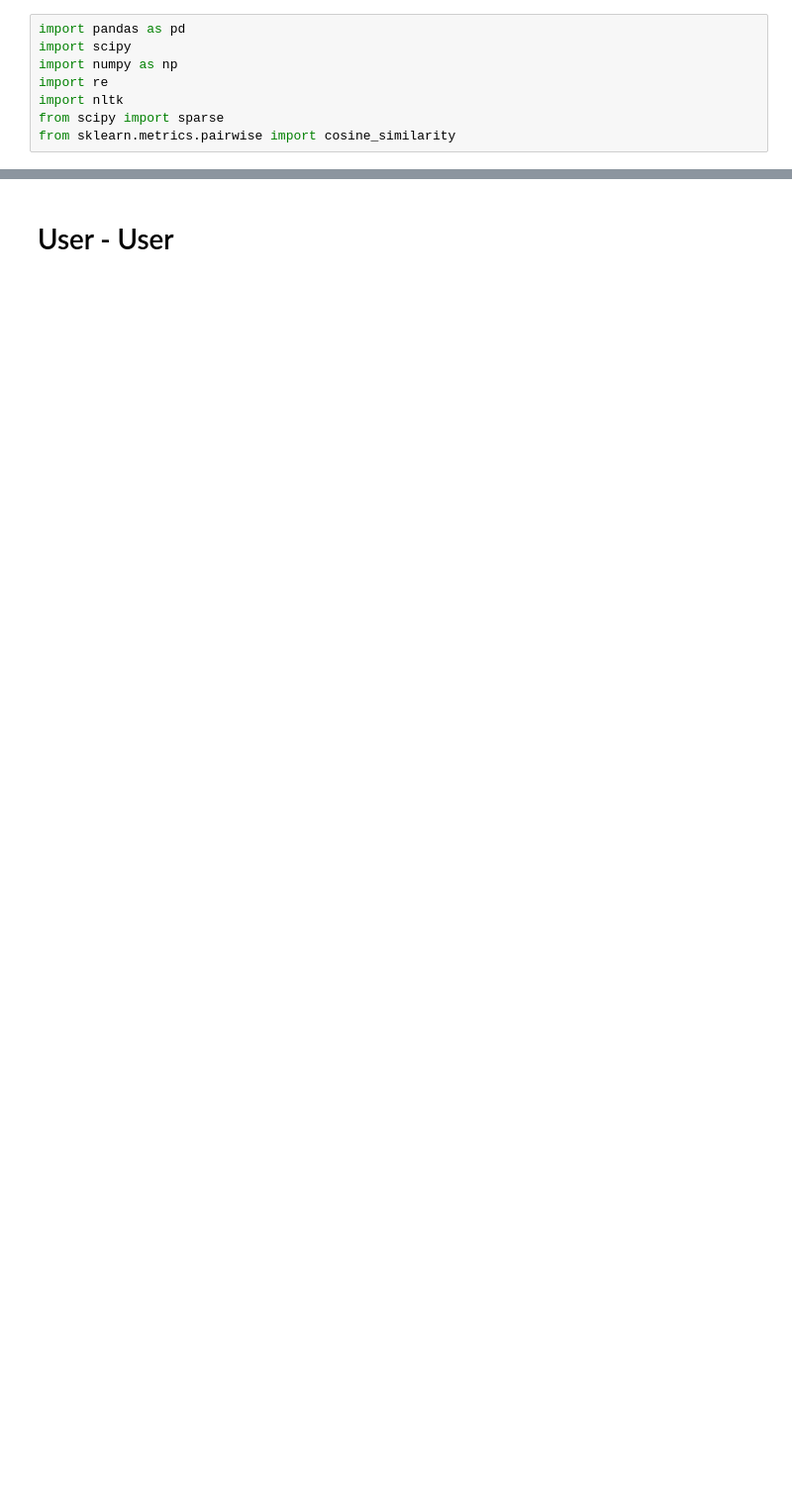
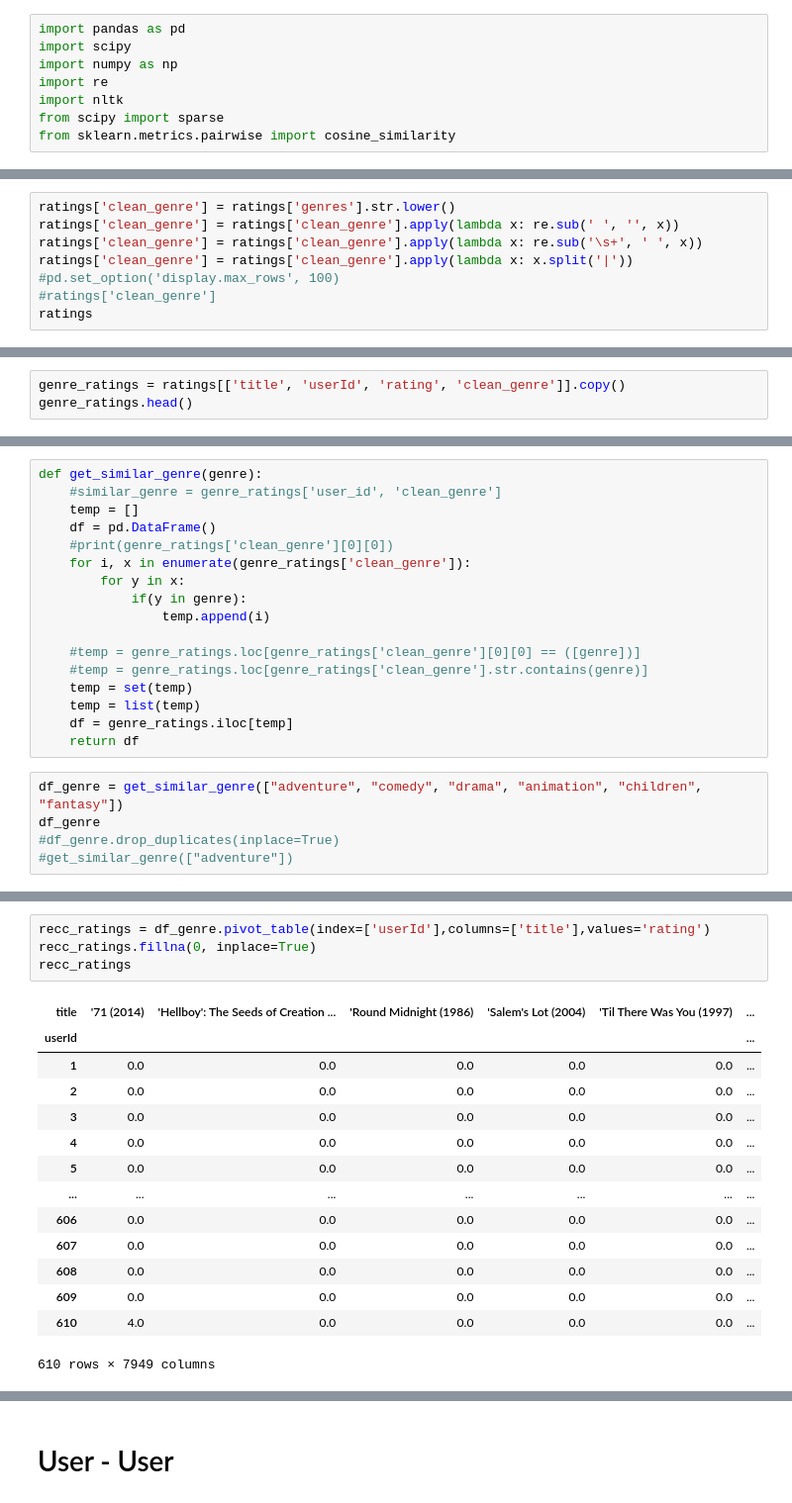
Before and after one commit to erictan23/RecommenderSystem, a Jupyter notebook: Collaborative Filtering.ipynb, the cells around one changed output, grey strips where cells are left out. Shown: that part at 99% size. Cells and saved outputs as stored; diff of their text form; blank space fills up the shorter version.

Commit message:
implemented user to user genre'

```diff
--- a/Collaborative Filtering.ipynb
+++ b/Collaborative Filtering.ipynb
@@ -14,0 +34,8 @@ ratings = pd.merge(movies, ratings).drop(['date_added', 'release_year', 'rating'
+# %%
+ratings['clean_genre'] = ratings['genres'].str.lower()
+ratings['clean_genre'] = ratings['clean_genre'].apply(lambda x: re.sub(' ', '', x))
+ratings['clean_genre'] = ratings['clean_genre'].apply(lambda x: re.sub('\s+', ' ', x))
+ratings['clean_genre'] = ratings['clean_genre'].apply(lambda x: x.split('|'))
+#pd.set_option('display.max_rows', 100)
+#ratings['clean_genre']
+ratings
@@ -14,0 +56,3 @@ ratings = pd.merge(movies, ratings).drop(['date_added', 'release_year', 'rating'
+# %%
+genre_ratings = ratings[['title', 'userId', 'rating', 'clean_genre']].copy()
+genre_ratings.head()
@@ -14,0 +66,22 @@ ratings = pd.merge(movies, ratings).drop(['date_added', 'release_year', 'rating'
+# %%
+def get_similar_genre(genre):
+    #similar_genre = genre_ratings['user_id', 'clean_genre']
+    temp = []
+    df = pd.DataFrame()
+    #print(genre_ratings['clean_genre'][0][0])
+    for i, x in enumerate(genre_ratings['clean_genre']):
+        for y in x:
+            if(y in genre):
+                temp.append(i)
+
+    #temp = genre_ratings.loc[genre_ratings['clean_genre'][0][0] == ([genre])]
+    #temp = genre_ratings.loc[genre_ratings['clean_genre'].str.contains(genre)]
+    temp = set(temp)
+    temp = list(temp)
+    df = genre_ratings.iloc[temp]
+    return df
+# %%
+df_genre = get_similar_genre(["adventure", "comedy", "drama", "animation", "children", "fantasy"])
+df_genre
+#df_genre.drop_duplicates(inplace=True)
+#get_similar_genre(["adventure"])
@@ -14,0 +102,19 @@ ratings = pd.merge(movies, ratings).drop(['date_added', 'release_year', 'rating'
+# %%
+recc_ratings = df_genre.pivot_table(index=['userId'],columns=['title'],values='rating')
+recc_ratings.fillna(0, inplace=True)
+recc_ratings
+# %% [output]
+| title | '71 (2014) | 'Hellboy': The Seeds of Creation ... | 'Round Midnight (1986) | 'Salem's Lot (2004) | 'Til There Was You (1997) | ... |
+| userId |  |  |  |  |  | ... |
+| 1 | 0.0 | 0.0 | 0.0 | 0.0 | 0.0 | ... |
+| 2 | 0.0 | 0.0 | 0.0 | 0.0 | 0.0 | ... |
+| 3 | 0.0 | 0.0 | 0.0 | 0.0 | 0.0 | ... |
+| 4 | 0.0 | 0.0 | 0.0 | 0.0 | 0.0 | ... |
+| 5 | 0.0 | 0.0 | 0.0 | 0.0 | 0.0 | ... |
+| ... | ... | ... | ... | ... | ... | ... |
+| 606 | 0.0 | 0.0 | 0.0 | 0.0 | 0.0 | ... |
+| 607 | 0.0 | 0.0 | 0.0 | 0.0 | 0.0 | ... |
+| 608 | 0.0 | 0.0 | 0.0 | 0.0 | 0.0 | ... |
+| 609 | 0.0 | 0.0 | 0.0 | 0.0 | 0.0 | ... |
+| 610 | 4.0 | 0.0 | 0.0 | 0.0 | 0.0 | ... |
+610 rows × 7949 columns
```
Also changed, not shown: parts of 20 cells of this notebook, 2 other files.
